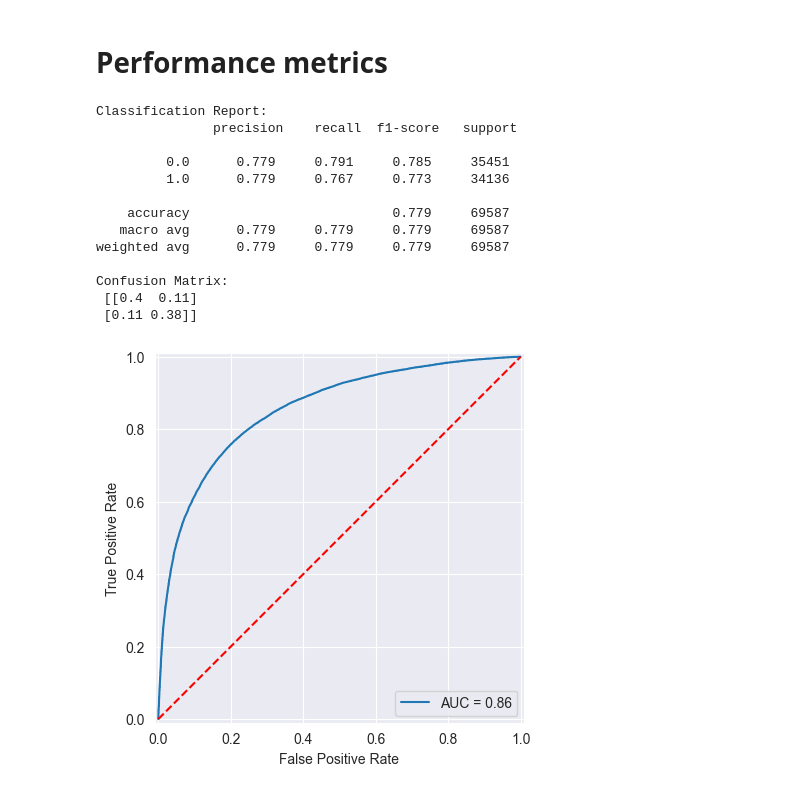
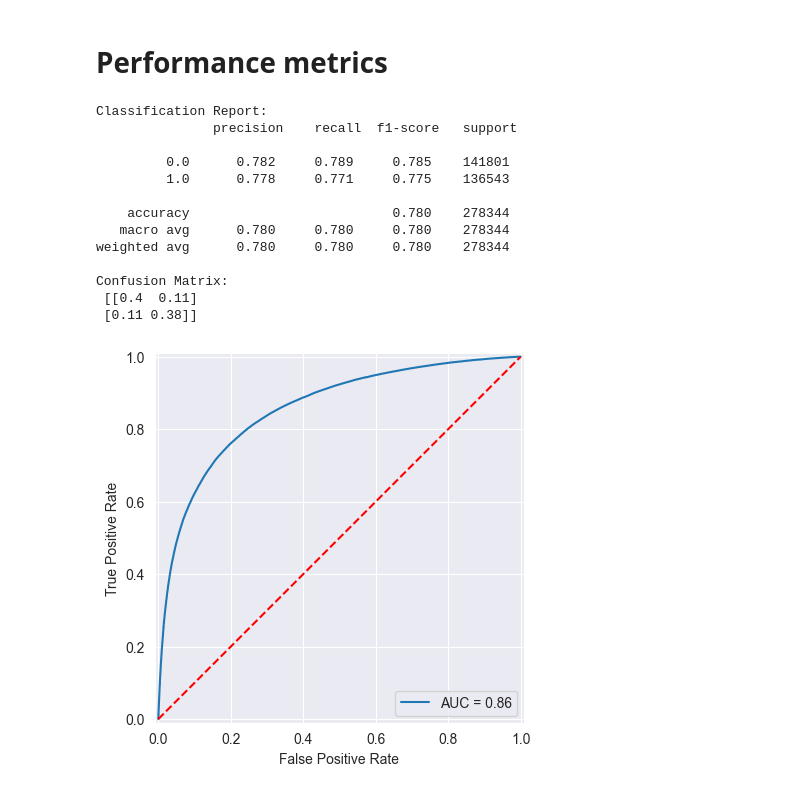
Before and after one commit to mathmartines/JetTagging, a Jupyter notebook: ML/EFPs/testing_algorithms/Bruno-EFPs-discriminant_analysis.ipynb, the cells around one changed output. Cells and saved outputs as stored; diff of their text form; code cells hidden in the pictures.

```diff
--- a/ML/EFPs/testing_algorithms/Bruno-EFPs-discriminant_analysis.ipynb
+++ b/ML/EFPs/testing_algorithms/Bruno-EFPs-discriminant_analysis.ipynb
@@ -137,36 +128,42 @@ def choose_set(set):
-# %%
-# escolhendo se vamos avaliar o desempenho do conjunto de treinamento ou de teste
-set = "test"
-# %%
-X_set, y_set = choose_set(set)
 # %%
-y_pred = model.predict(X_set)
-# Classification Report
-print('Classification Report:\n',metrics.classification_report(y_set.ravel(), y_pred, digits=3))
+def performance_metrics(set):
+    # set == "train", "test"
 
-# Confusion Matrix
-print('Confusion Matrix:\n',metrics.confusion_matrix(y_set.ravel(), y_pred, normalize='all').round(2))
+    # escolhendo se vamos avaliar o conjunto de treinamento ou de teste
+    if set == "train":
+        X_set, y_set = X_train, y_train
+    else: # set == "test"
+        X_set, y_set = X_test, y_test
 
-y_predproba = model.predict_proba(X_set)[:, -1]
-# ROC curve
-fpr, tpr, _ = metrics.roc_curve(y_set.ravel(), y_predproba)
-roc_auc = metrics.roc_auc_score(y_set.ravel(), y_predproba)
-display = metrics.RocCurveDisplay(fpr=fpr, tpr=tpr, roc_auc=roc_auc)
-display.plot()
-plt.plot([0,1],[0,1],'r--')
-plt.show()
+    y_pred = model.predict(X_set)
+    # Classification Report
+    print('Classification Report:\n',metrics.classification_report(y_set.ravel(), y_pred, digits=3))
+
+    # Confusion Matrix
+    print('Confusion Matrix:\n',metrics.confusion_matrix(y_set.ravel(), y_pred, normalize='all').round(2))
+
+    y_predproba = model.predict_proba(X_set)[:, -1]
+    # ROC curve
+    fpr, tpr, _ = metrics.roc_curve(y_set.ravel(), y_predproba)
+    roc_auc = metrics.roc_auc_score(y_set.ravel(), y_predproba)
+    display = metrics.RocCurveDisplay(fpr=fpr, tpr=tpr, roc_auc=roc_auc)
+    display.plot()
+    plt.plot([0,1],[0,1],'r--')
+    plt.show()
-# %% [output]
-Classification Report:
-               precision    recall  f1-score   support
-
-         0.0      0.779     0.791     0.785     35451
-         1.0      0.779     0.767     0.773     34136
-
-    accuracy                          0.779     69587
-   macro avg      0.779     0.779     0.779     69587
-weighted avg      0.779     0.779     0.779     69587
-
-Confusion Matrix:
- [[0.4  0.11]
- [0.11 0.38]]
-[figure, removed]
+# %%
+performance_metrics("train")
+# %% [output]
+Classification Report:
+               precision    recall  f1-score   support
+
+         0.0      0.782     0.789     0.785    141801
+         1.0      0.778     0.771     0.775    136543
+
+    accuracy                          0.780    278344
+   macro avg      0.780     0.780     0.780    278344
+weighted avg      0.780     0.780     0.780    278344
+
+Confusion Matrix:
+ [[0.4  0.11]
+ [0.11 0.38]]
+[figure, added]
```
Also changed, not shown: parts of 2 cells of this notebook.
